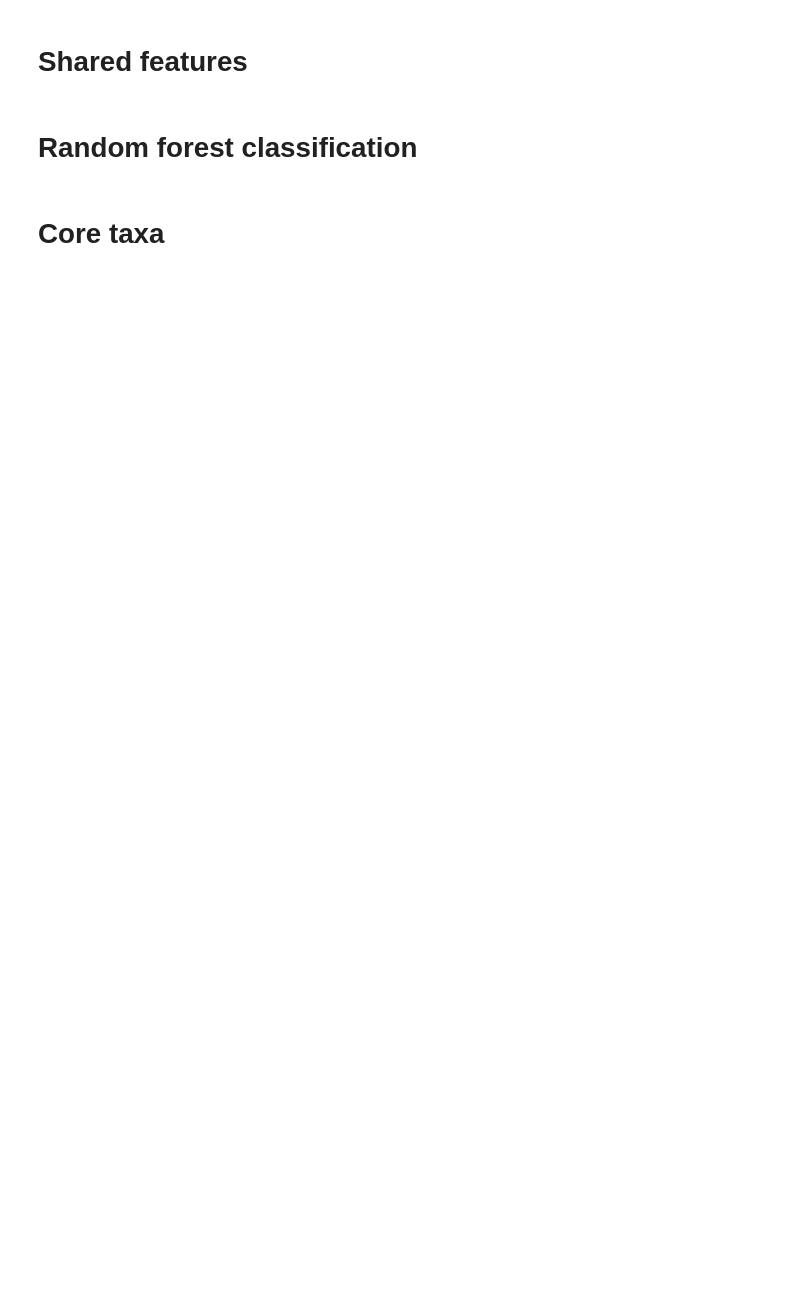
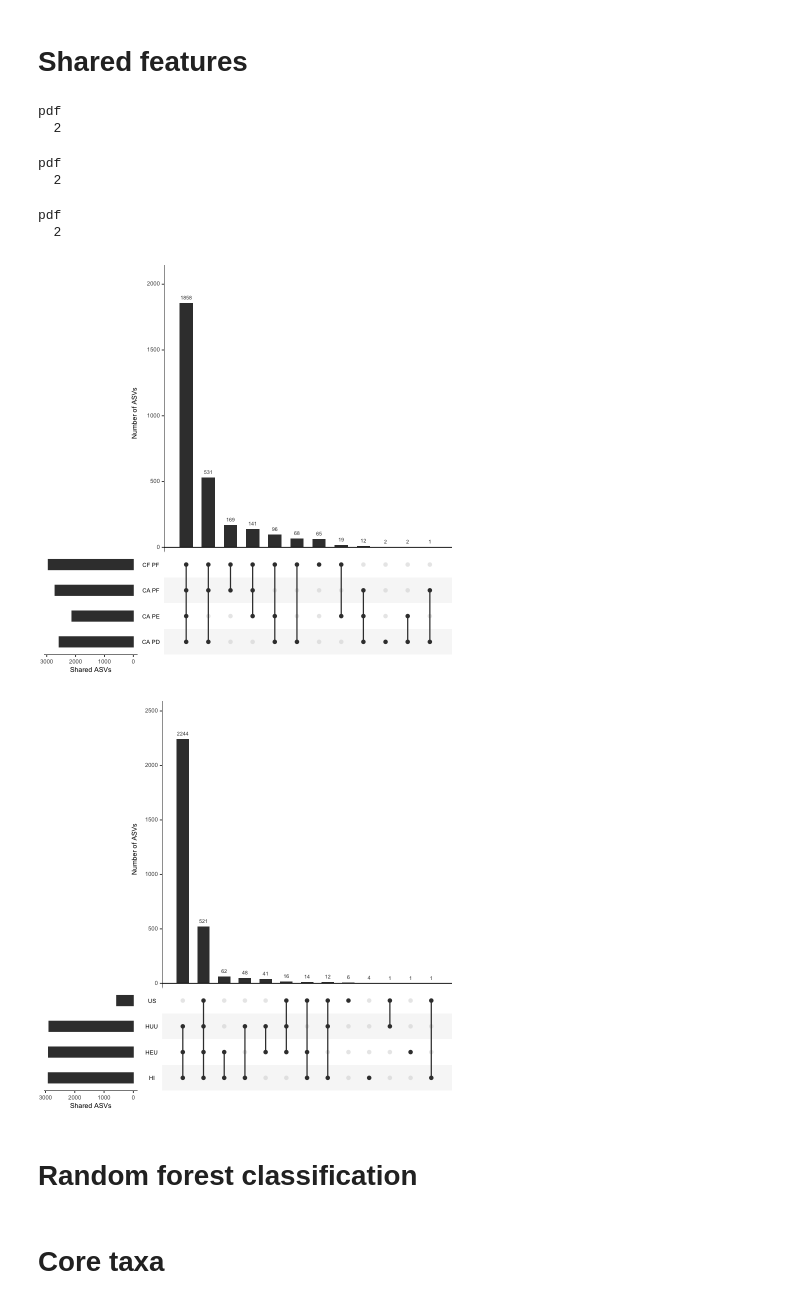
Before and after one commit to aemann01/domhain, a Jupyter notebook: 2022-HIV_oral_microbiome/02-diversity_analyses/diversity_analyses.ipynb, the cells around one changed output. Saved outputs shown, nothing was run; the diff lists cells and outputs as text; code cells hidden in the pictures; blank space fills up the shorter version.

```diff
--- a/2022-HIV_oral_microbiome/02-diversity_analyses/diversity_analyses.ipynb
+++ b/2022-HIV_oral_microbiome/02-diversity_analyses/diversity_analyses.ipynb
@@ -549,33 +641,43 @@ agg <- data.frame(t(agg[,-1]))
 pdf("img/upset.sex.pdf")
 upset(agg, order.by="freq", mainbar.y.label="Number of ASVs", sets.x.label="Shared ASVs")
 dev.off()
 
 # by aliquot type
 agg <- aggregate(merged[,2:n], by=list(merged$aliquot_type), FUN=sum)
 #remove columns with only zeros
 agg <- agg[,colSums(agg !=0) > 0]
 rownames(agg) <- agg$Group.1
 #convert to presence absence table
 agg[agg>1] <- 1
 agg <- data.frame(t(agg[,-1]))
 #reorder
 agg <- agg[,c("CA.PD", "CA.PE", "CA.PF", "CAE.PE", "CAE.PF", "CF.PF")]
 pdf("img/upset.aliquot_type.pdf")
 upset(agg, keep.order=T, sets=c("CA.PD", "CA.PE", "CA.PF", "CF.PF"), order.by="freq",mainbar.y.label="Number of ASVs", sets.x.label="Shared ASVs")
 dev.off()
+upset(agg, keep.order=T, sets=c("CA.PD", "CA.PE", "CA.PF", "CF.PF"), order.by="freq",mainbar.y.label="Number of ASVs", sets.x.label="Shared ASVs")
 
 # by study_group
 agg <- aggregate(merged[,2:n], by=list(merged$study_group), FUN=sum)
 #remove columns with only zeros
 agg <- agg[,colSums(agg !=0) > 0]
 rownames(agg) <- agg$Group.1
 #convert to presence absence table
 agg[agg>1] <- 1
 agg <- data.frame(t(agg[,-1]))
 pdf("img/upset.study_group.pdf")
 upset(agg, order.by="freq", mainbar.y.label="Number of ASVs", sets.x.label="Shared ASVs")
 dev.off()
 upset(agg, order.by="freq", mainbar.y.label="Number of ASVs", sets.x.label="Shared ASVs")
+# %% [output]
+pdf
+  2
+pdf
+  2
+pdf
+  2
+[figure, added]
+[figure, added]
 # %% [markdown]
 # Random forest classification
 # %%
```
Also changed, not shown: parts of 24 cells of this notebook, 4 other files.
